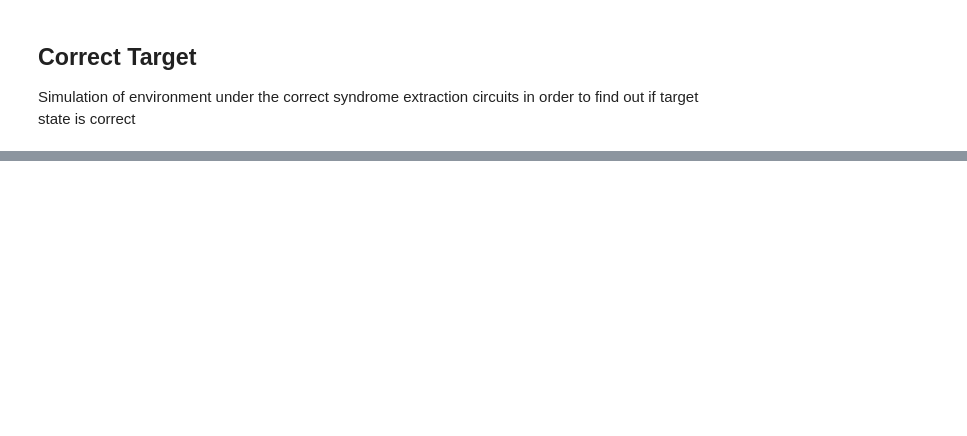
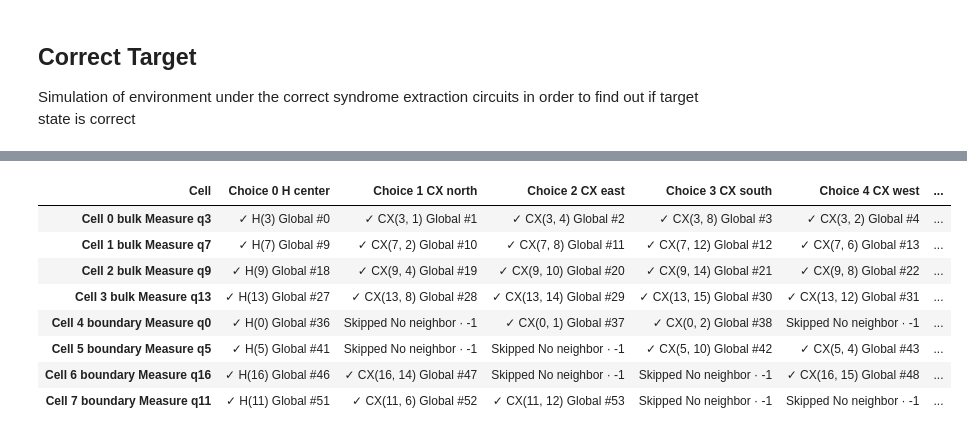
Before and after one commit to MagiQware/rlftqc-biased-noise, a Jupyter notebook: notebooks/target-check.ipynb, the cells around one changed output, grey strips where cells are left out. Cells and saved outputs as stored; diff of their text form; code cells hidden in the pictures; blank space fills up the shorter version.

```diff
--- a/notebooks/target-check.ipynb
+++ b/notebooks/target-check.ipynb
@@ -88,0 +116,74 @@ Boundary Cell 7: Cell(cell_type='boundary', measure_qubit=11, data_qubits=Neighb
+# %%
+from html import escape
+from IPython.display import HTML, display
+
+# Show and validate every gate/location choice for every cell.
+map_values = np.asarray(env.action_map)
+headers = "".join(
+    f"<th>Choice {choice}<br>{escape(gate.upper())}<br>{escape(location)}</th>"
+    for choice, (gate, location) in enumerate(env.action_candidates)
+)
+rows = []
+mapping_errors = []
+reachable = set()
+mapped_count = skipped_count = 0
+for i, cell in enumerate(env.cells):
+    entries = []
+    for choice, (gate, location) in enumerate(env.action_candidates):
+        location_index = env.candidate_location_indices[choice]
+        neighbor = None if location == "center" else getattr(cell.data_qubits, location)
+        enabled = bool(cell.action_mask[location_index])
+        available = enabled and (location == "center" or neighbor is not None)
+        index = int(map_values[i, choice])
+        args = str(cell.measure_qubit)
+        if location != "center" and neighbor is not None:
+            args += f", {neighbor}"
+        expected = f".{gate}({args})"
+        actual = env.action_string[index] if 0 <= index < len(env.actions) else None
+        if 0 <= index < len(env.actions):
+            reachable.add(index)
+
+        if available and actual == expected:
+            mapped_count += 1
+            color = "#ecfdf5"
+            text = f"✓ {escape(actual[1:].upper())}<br><small>Global #{index}</small>"
+        elif not available and index == -1:
+            skipped_count += 1
+            color = "#fff7ed"
+            reason = "No neighbor" if location != "center" and neighbor is None else "Location disabled"
+            text = f"Skipped<br><small>{reason} · -1</small>"
+        else:
+            color = "#fef2f2"
+            reason = f"Expected {expected}" if available else "Expected -1 (unavailable)"
+            text = f"Mismatch<br><small>{escape(reason)}<br>Got {escape(str(actual))} · #{index}</small>"
+            mapping_errors.append(f"Cell {i}, choice {choice}: {reason}; got {actual} at {index}")
+        entries.append(f'<td style="background:{color}">{text}</td>')
+    rows.append(
+        f"<tr><th>Cell {i}<br>{escape(cell.cell_type)}<br>Measure q{cell.measure_qubit}</th>"
+        + "".join(entries) + "</tr>"
+    )
+
+unmapped_actions = sorted(set(range(len(env.actions))) - reachable)
+if unmapped_actions:
+    mapping_errors.append(f"Registered gates with no map entry: {unmapped_actions}")
+summary = (
+    f"{mapped_count} choices mapped correctly · {skipped_count} unavailable choices skipped · "
+    f"{len(reachable)}/{len(env.actions)} registered gates reachable"
+)
+status = "All mappings checked successfully." if not mapping_errors else "Mapping problems found."
+issues = "" if not mapping_errors else "<ul>" + "".join(
+    f"<li>{escape(error)}</li>" for error in mapping_errors
+) + "</ul>"
+mapping_report = HTML(
+    '<style>.gate-map {border-collapse:collapse;font-size:12px}'
+    '.gate-map th,.gate-map td {border:1px solid #cbd5e1;padding:10px;text-align:center;color:#172033}'
+    '.gate-map th {background:#f1f5f9}.gate-map small {font-size:11px}</style>'
+    f'<p><b>{status}</b><br>{summary}</p>'
+    '<p>Columns are the agent’s local choices. Each green entry shows the actual gate '
+    'and its global index in <code>env.actions</code>. Orange entries explain boundary skips. '
+    'Red entries indicate an incorrect mapping. Each entry is checked against its cell’s qubits.</p>'
+    '<div style="overflow-x:auto"><table class="gate-map"><thead><tr><th>Cell</th>'
+    + headers + '</tr></thead><tbody>' + "".join(rows) + '</tbody></table></div>' + issues
+)
+display(mapping_report)
+# %% [output]
@@ -88,0 +193,9 @@ Boundary Cell 7: Cell(cell_type='boundary', measure_qubit=11, data_qubits=Neighb
+| Cell | Choice 0 H center | Choice 1 CX north | Choice 2 CX east | Choice 3 CX south | Choice 4 CX west | ... |
+| Cell 0 bulk Measure q3 | ✓ H(3) Global #0 | ✓ CX(3, 1) Global #1 | ✓ CX(3, 4) Global #2 | ✓ CX(3, 8) Global #3 | ✓ CX(3, 2) Global #4 | ... |
+| Cell 1 bulk Measure q7 | ✓ H(7) Global #9 | ✓ CX(7, 2) Global #10 | ✓ CX(7, 8) Global #11 | ✓ CX(7, 12) Global #12 | ✓ CX(7, 6) Global #13 | ... |
+| Cell 2 bulk Measure q9 | ✓ H(9) Global #18 | ✓ CX(9, 4) Global #19 | ✓ CX(9, 10) Global #20 | ✓ CX(9, 14) Global #21 | ✓ CX(9, 8) Global #22 | ... |
+| Cell 3 bulk Measure q13 | ✓ H(13) Global #27 | ✓ CX(13, 8) Global #28 | ✓ CX(13, 14) Global #29 | ✓ CX(13, 15) Global #30 | ✓ CX(13, 12) Global #31 | ... |
+| Cell 4 boundary Measure q0 | ✓ H(0) Global #36 | Skipped No neighbor · -1 | ✓ CX(0, 1) Global #37 | ✓ CX(0, 2) Global #38 | Skipped No neighbor · -1 | ... |
+| Cell 5 boundary Measure q5 | ✓ H(5) Global #41 | Skipped No neighbor · -1 | Skipped No neighbor · -1 | ✓ CX(5, 10) Global #42 | ✓ CX(5, 4) Global #43 | ... |
+| Cell 6 boundary Measure q16 | ✓ H(16) Global #46 | ✓ CX(16, 14) Global #47 | Skipped No neighbor · -1 | Skipped No neighbor · -1 | ✓ CX(16, 15) Global #48 | ... |
+| Cell 7 boundary Measure q11 | ✓ H(11) Global #51 | ✓ CX(11, 6) Global #52 | ✓ CX(11, 12) Global #53 | Skipped No neighbor · -1 | Skipped No neighbor · -1 | ... |
```
Also changed, not shown: parts of 7 cells of this notebook, 11 other files.
